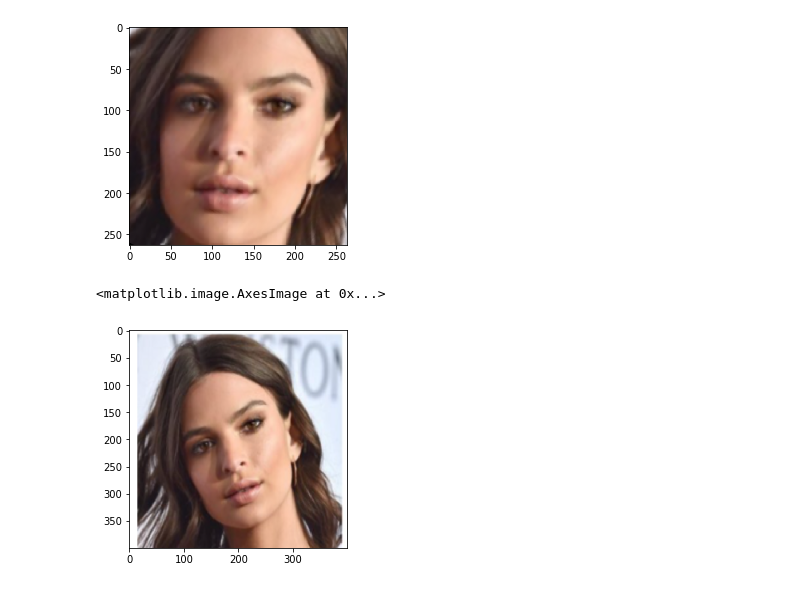
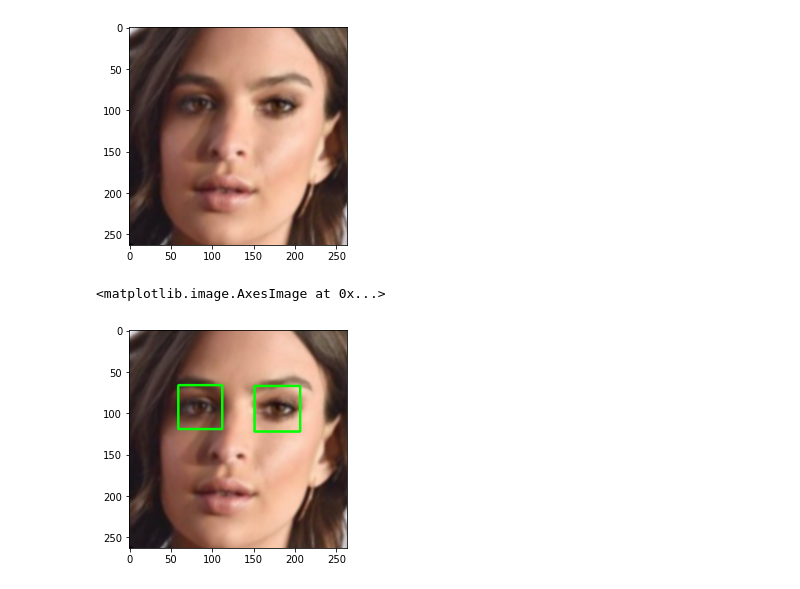
Before and after one commit to cjlee0217/covid19_mask_detection, a Jupyter notebook: 샘플 코드/face_eye_detection.ipynb, the cells around one changed output. Saved outputs shown, nothing was run; the diff lists cells and outputs as text; code cells hidden in the pictures.

```diff
--- a/샘플 코드/face_eye_detection.ipynb
+++ b/샘플 코드/face_eye_detection.ipynb
@@ -13,7 +13,7 @@ face_cascade = cv2.CascadeClassifier('haarcascade_frontface.xml')
 eye_cascade = cv2.CascadeClassifier('haarcascade_eye.xml')
 # %%
 img=cv2.imread('rr.PNG')
-img2=cv2.resize(ksh,(400,400))
+img2=cv2.resize(img,(400,400))
 plt.imshow(img2[:,:,::-1])
 # %% [output]
 <matplotlib.image.AxesImage at 0x...>
@@ -140,5 +149,5 @@ plt.imshow(roi_color[:,:,::-1])
 # %%
-plt.imshow(img2[:,:,::-1])
+plt.imshow(roi_color[:,:,::-1])
 # %% [output]
 <matplotlib.image.AxesImage at 0x...>
-[figure, old version]
+[figure, new version]
```
Also changed, not shown: parts of 2 cells of this notebook, 1 other file.
